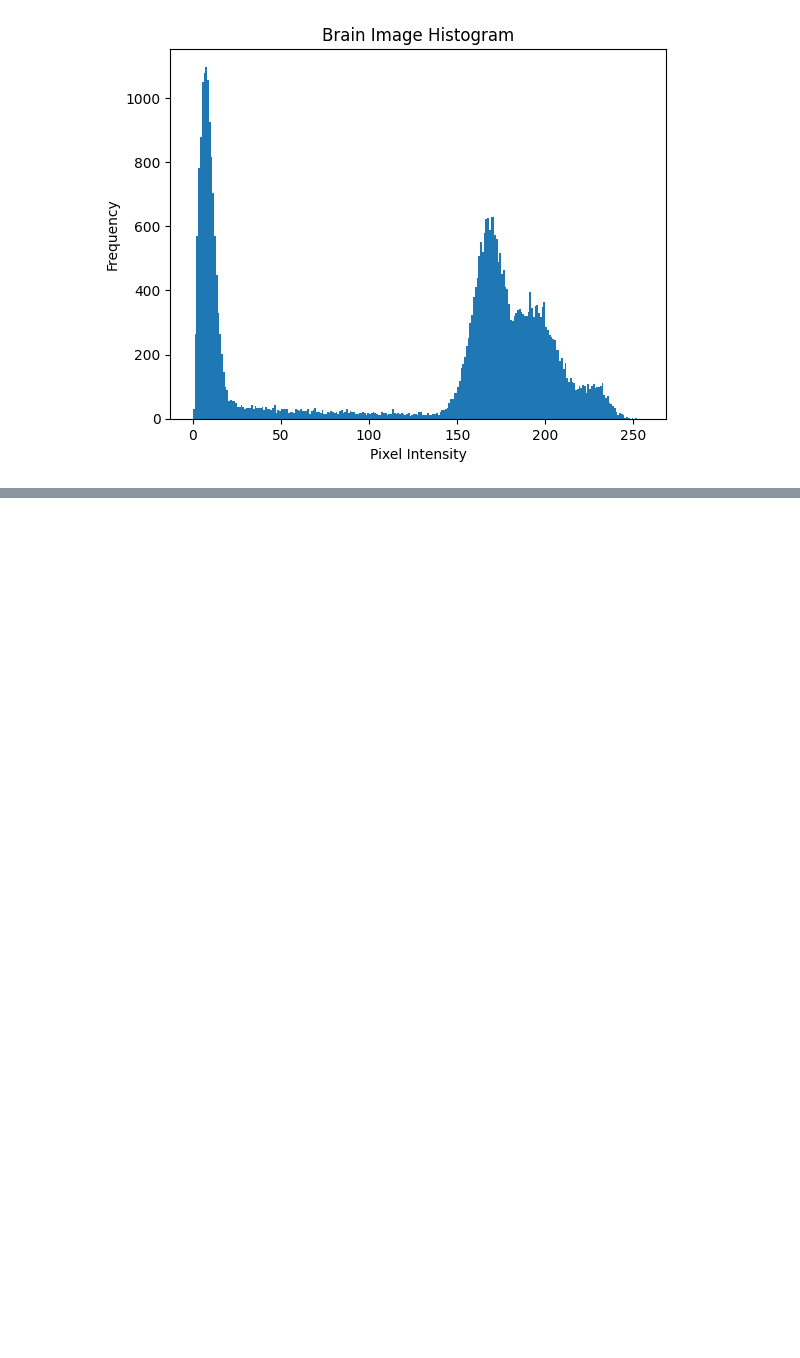
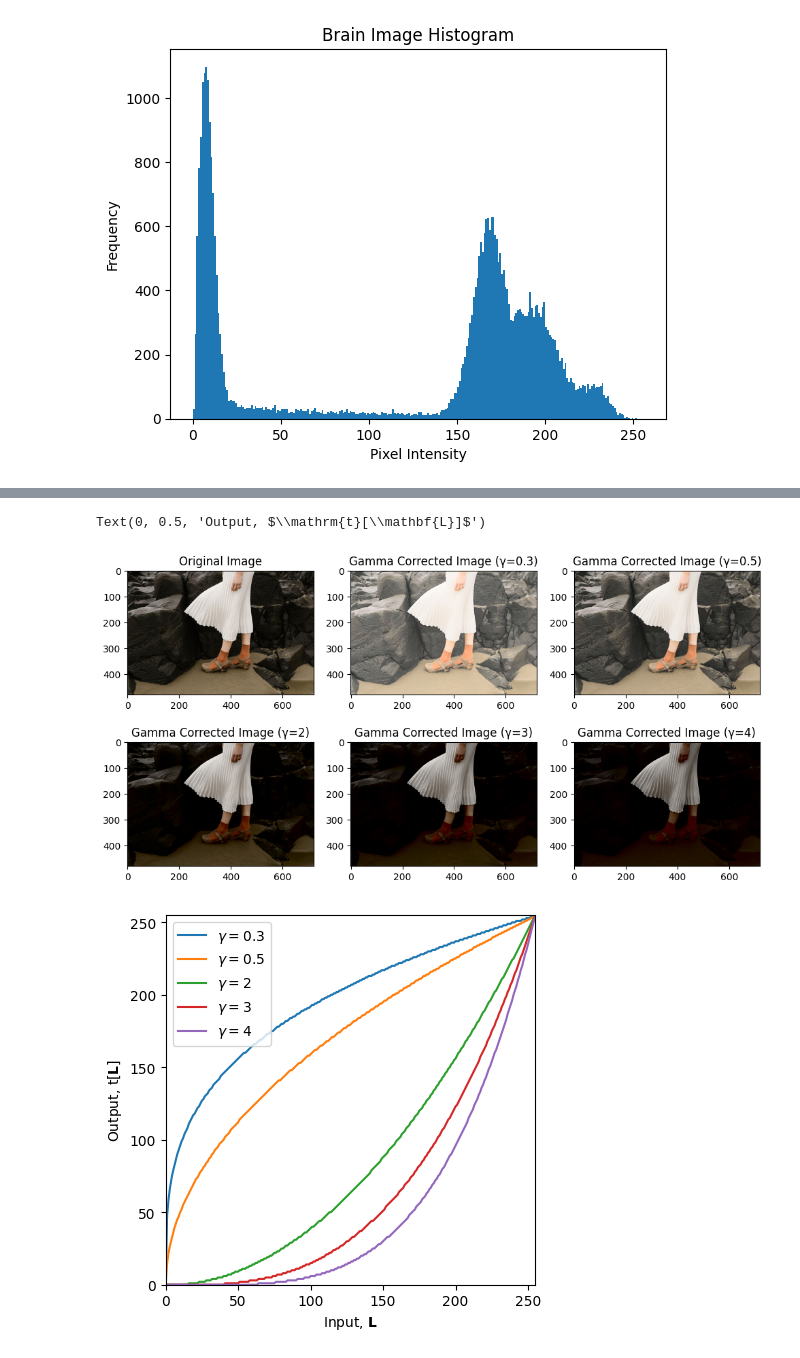
Before and after one commit to HimethW/Intensity-Transformations-and-Neighborhood-Filtering, a Jupyter notebook: Assignment1.ipynb, the cells around one changed output, grey strips where cells are left out. Saved outputs shown, nothing was run; the diff lists cells and outputs as text; code cells hidden in the pictures; blank space fills up the shorter version.

```diff
--- a/Assignment1.ipynb
+++ b/Assignment1.ipynb
@@ -89,0 +102,36 @@ plt.show()
+# %%
+#load image in colour and show uisng matplotlib
+image = cv.imread('a1images/highlights_and_shadows.jpg')
+#Apply gamma correction to the L plane in the L∗a∗ b∗ color space and state the γ value.
+image_lab = cv.cvtColor(image, cv.COLOR_BGR2Lab)
+L,a,b = cv.split(image_lab)
+gamma_vals = [0.3,0.5,2,3,4]
+fig_images, ax_images = plt.subplots(2, 3, figsize=(12, 6))
+fig_gamma, ax_gamma = plt.subplots()
+image_index = 0
+for gamma in gamma_vals:
+  t = np.array([((i/255)**gamma)*255 for i in np.arange(0,256)]).astype(np.uint8)  # Gamma correction transformation
+  #plot the curve
+  ax_gamma.plot(t, label=fr'$\gamma = {gamma}$')
+
+  L_corrected = cv.LUT(L, t)  # Apply gamma correction
+  image_corrected = cv.merge((L_corrected, a, b))
+  # Convert back to BGR color space
+  image_corrected_bgr = cv.cvtColor(image_corrected, cv.COLOR_Lab2BGR)
+  #plot the original and corrected images
+  image_index += 1
+  ax_images[0, 0].imshow(cv.cvtColor(image, cv.COLOR_BGR2RGB))
+  ax_images[0, 0].set_title('Original Image')
+  ax_images[image_index//3, image_index % 3].imshow(cv.cvtColor(image_corrected_bgr, cv.COLOR_BGR2RGB))
+  ax_images[image_index//3, image_index % 3].set_title(f'Gamma Corrected Image (γ={gamma})')
+
+ax_gamma.legend(loc='upper left')
+ax_gamma.set_xlim(0,255)
+ax_gamma.set_ylim(0,255)
+ax_gamma.set_aspect('equal')
+ax_gamma.set_xlabel(r'Input, $\mathbf{L}$')
+ax_gamma.set_ylabel('Output, $\mathrm{t}[\mathbf{L}]$')
+# %% [output]
+Text(0, 0.5, 'Output, $\\mathrm{t}[\\mathbf{L}]$')
+[figure, added]
+[figure, added]
```
Also changed, not shown: parts of 5 cells of this notebook.
